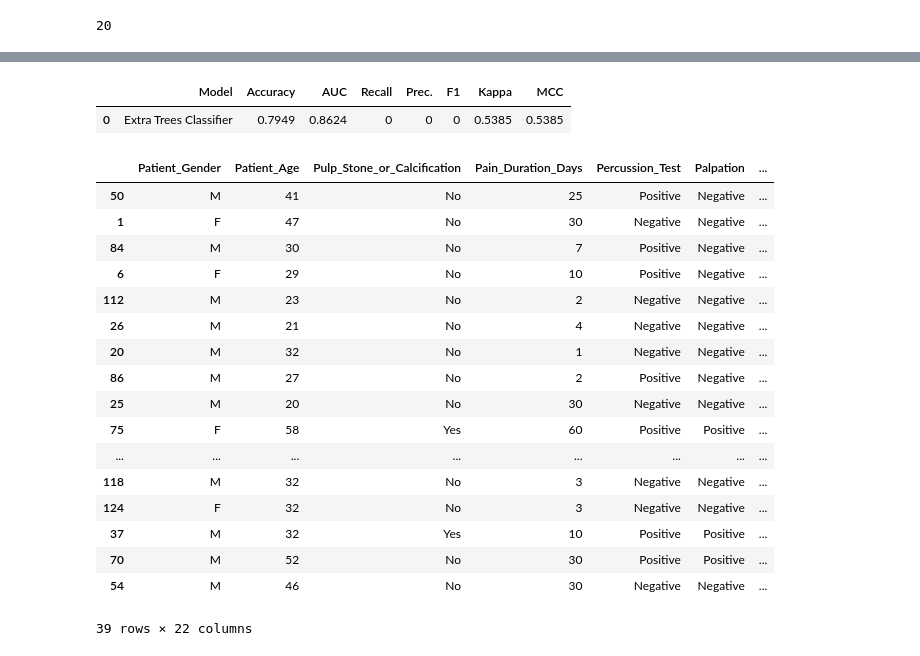
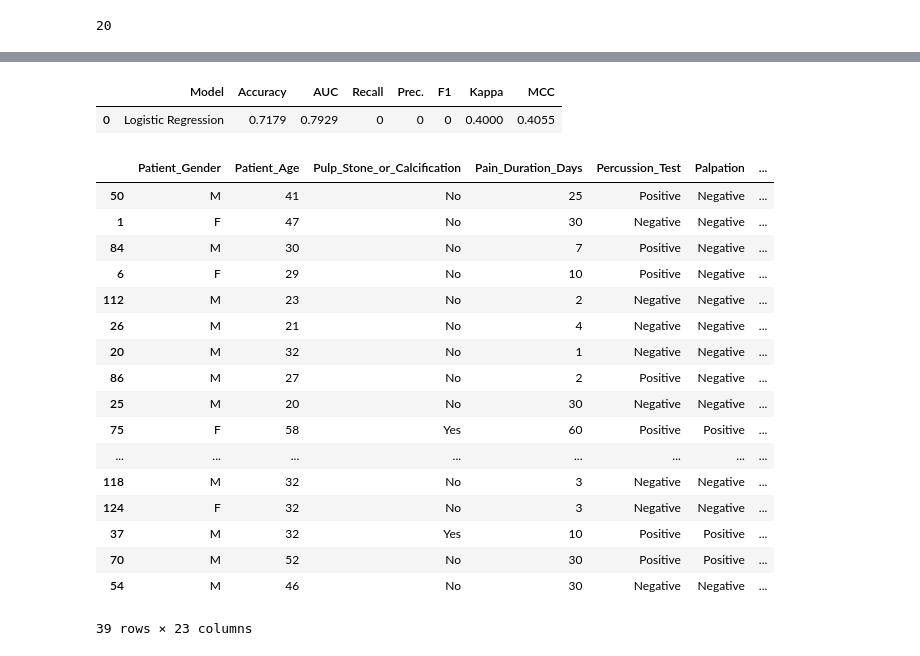
Before and after one commit to arifmarias/suppliment_anesthesia, a Jupyter notebook: model.ipynb, the cells around one changed output, grey strips where cells are left out. Saved outputs shown, nothing was run; the diff lists cells and outputs as text; code cells hidden in the pictures.

```diff
--- a/model.ipynb
+++ b/model.ipynb
@@ -98,0 +36,2 @@ Fitting 10 folds for each of 10 candidates, totalling 100 fits
+# %%
+lr = create_model('lr')
@@ -99,8 +81,8 @@ Fitting 10 folds for each of 10 candidates, totalling 100 fits
 # %%
-predict_model(et)
+predict_model(lr)
 # %% [output]
 |  | Model | Accuracy | AUC | Recall | Prec. | F1 | Kappa | MCC |
-| 0 | Extra Trees Classifier | 0.7949 | 0.8624 | 0 | 0 | 0 | 0.5385 | 0.5385 |
+| 0 | Logistic Regression | 0.7179 | 0.7929 | 0 | 0 | 0 | 0.4000 | 0.4055 |
 |  | Patient_Gender | Patient_Age | Pulp_Stone_or_Calcification | Pain_Duration_Days | Percussion_Test | Palpation | ... |
 | 50 | M | 41 | No | 25 | Positive | Negative | ... |
 | 1 | F | 47 | No | 30 | Negative | Negative | ... |
@@ -118,5 +100,5 @@ predict_model(et)
 | 37 | M | 32 | Yes | 10 | Positive | Positive | ... |
 | 70 | M | 52 | No | 30 | Positive | Positive | ... |
 | 54 | M | 46 | No | 30 | Negative | Negative | ... |
-39 rows × 22 columns
+39 rows × 23 columns
 # %%
```
Also changed, not shown: parts of 12 cells of this notebook, 9 other files.
